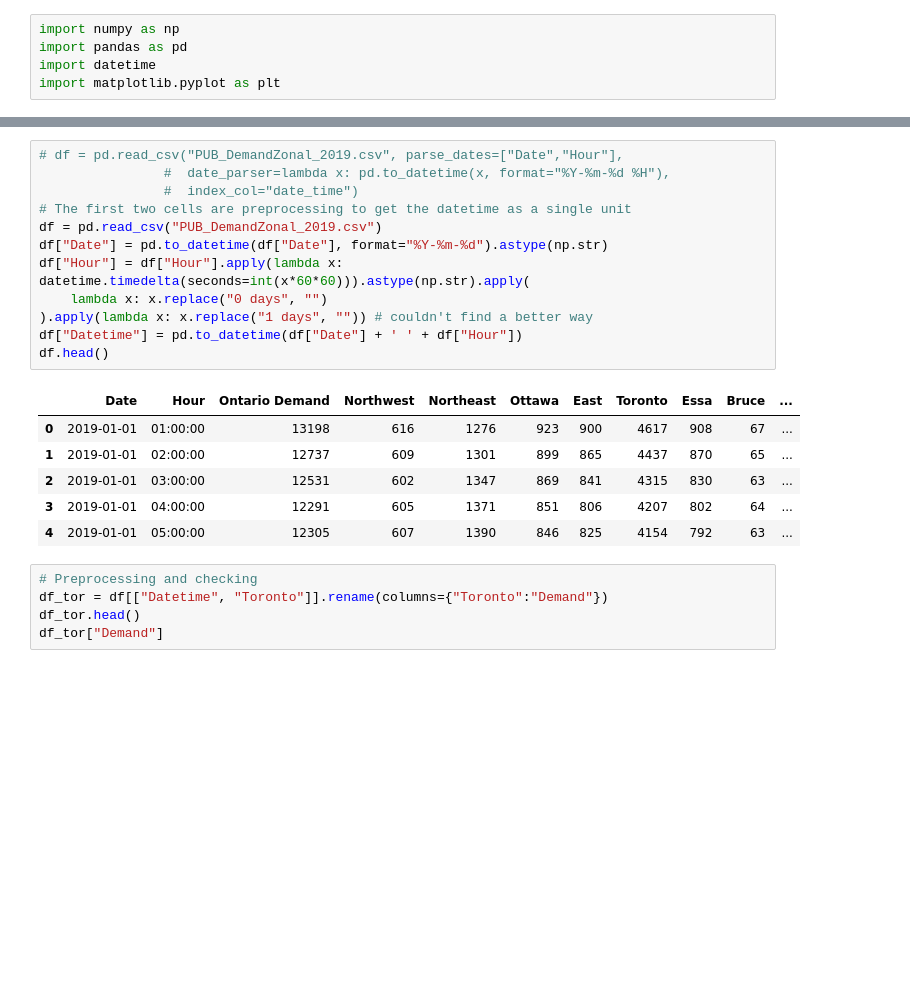
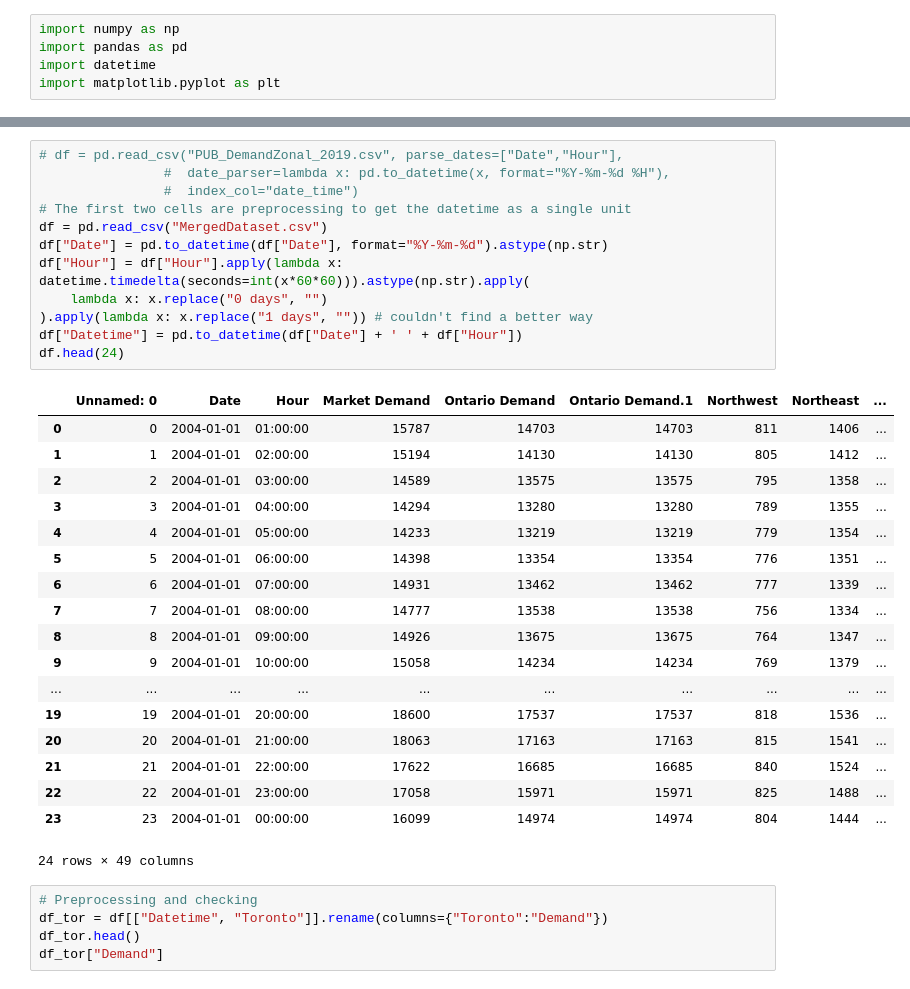
Before and after one commit to cesare-spinoso/project_432, a Jupyter notebook: Preliminary.ipynb, the cells around one changed output, grey strips where cells are left out. Cells and saved outputs as stored; diff of their text form; blank space fills up the shorter version.

```diff
--- a/Preliminary.ipynb
+++ b/Preliminary.ipynb
@@ -6,22 +20,34 @@ import matplotlib.pyplot as plt
 # %%
 # df = pd.read_csv("PUB_DemandZonal_2019.csv", parse_dates=["Date","Hour"],
                 #  date_parser=lambda x: pd.to_datetime(x, format="%Y-%m-%d %H"),
                 #  index_col="date_time")
 # The first two cells are preprocessing to get the datetime as a single unit
-df = pd.read_csv("PUB_DemandZonal_2019.csv")
+df = pd.read_csv("MergedDataset.csv")
 df["Date"] = pd.to_datetime(df["Date"], format="%Y-%m-%d").astype(np.str)
 df["Hour"] = df["Hour"].apply(lambda x: datetime.timedelta(seconds=int(x*60*60))).astype(np.str).apply(
     lambda x: x.replace("0 days", "")
 ).apply(lambda x: x.replace("1 days", "")) # couldn't find a better way
 df["Datetime"] = pd.to_datetime(df["Date"] + ' ' + df["Hour"])
-df.head()
+df.head(24)
 # %% [output]
-|  | Date | Hour | Ontario Demand | Northwest | Northeast | Ottawa | East | Toronto | Essa | Bruce | ... |
-| 0 | 2019-01-01 | 01:00:00 | 13198 | 616 | 1276 | 923 | 900 | 4617 | 908 | 67 | ... |
-| 1 | 2019-01-01 | 02:00:00 | 12737 | 609 | 1301 | 899 | 865 | 4437 | 870 | 65 | ... |
-| 2 | 2019-01-01 | 03:00:00 | 12531 | 602 | 1347 | 869 | 841 | 4315 | 830 | 63 | ... |
-| 3 | 2019-01-01 | 04:00:00 | 12291 | 605 | 1371 | 851 | 806 | 4207 | 802 | 64 | ... |
-| 4 | 2019-01-01 | 05:00:00 | 12305 | 607 | 1390 | 846 | 825 | 4154 | 792 | 63 | ... |
+|  | Unnamed: 0 | Date | Hour | Market Demand | Ontario Demand | Ontario Demand.1 | Northwest | Northeast | ... |
+| 0 | 0 | 2004-01-01 | 01:00:00 | 15787 | 14703 | 14703 | 811 | 1406 | ... |
+| 1 | 1 | 2004-01-01 | 02:00:00 | 15194 | 14130 | 14130 | 805 | 1412 | ... |
+| 2 | 2 | 2004-01-01 | 03:00:00 | 14589 | 13575 | 13575 | 795 | 1358 | ... |
+| 3 | 3 | 2004-01-01 | 04:00:00 | 14294 | 13280 | 13280 | 789 | 1355 | ... |
+| 4 | 4 | 2004-01-01 | 05:00:00 | 14233 | 13219 | 13219 | 779 | 1354 | ... |
+| 5 | 5 | 2004-01-01 | 06:00:00 | 14398 | 13354 | 13354 | 776 | 1351 | ... |
+| 6 | 6 | 2004-01-01 | 07:00:00 | 14931 | 13462 | 13462 | 777 | 1339 | ... |
+| 7 | 7 | 2004-01-01 | 08:00:00 | 14777 | 13538 | 13538 | 756 | 1334 | ... |
+| 8 | 8 | 2004-01-01 | 09:00:00 | 14926 | 13675 | 13675 | 764 | 1347 | ... |
+| 9 | 9 | 2004-01-01 | 10:00:00 | 15058 | 14234 | 14234 | 769 | 1379 | ... |
+| ... | ... | ... | ... | ... | ... | ... | ... | ... | ... |
+| 19 | 19 | 2004-01-01 | 20:00:00 | 18600 | 17537 | 17537 | 818 | 1536 | ... |
+| 20 | 20 | 2004-01-01 | 21:00:00 | 18063 | 17163 | 17163 | 815 | 1541 | ... |
+| 21 | 21 | 2004-01-01 | 22:00:00 | 17622 | 16685 | 16685 | 840 | 1524 | ... |
+| 22 | 22 | 2004-01-01 | 23:00:00 | 17058 | 15971 | 15971 | 825 | 1488 | ... |
+| 23 | 23 | 2004-01-01 | 00:00:00 | 16099 | 14974 | 14974 | 804 | 1444 | ... |
+24 rows × 49 columns
 # %%
 # Preprocessing and checking
 df_tor = df[["Datetime", "Toronto"]].rename(columns={"Toronto":"Demand"})
```
Also changed, not shown: parts of 3 cells of this notebook, 1 other file.
